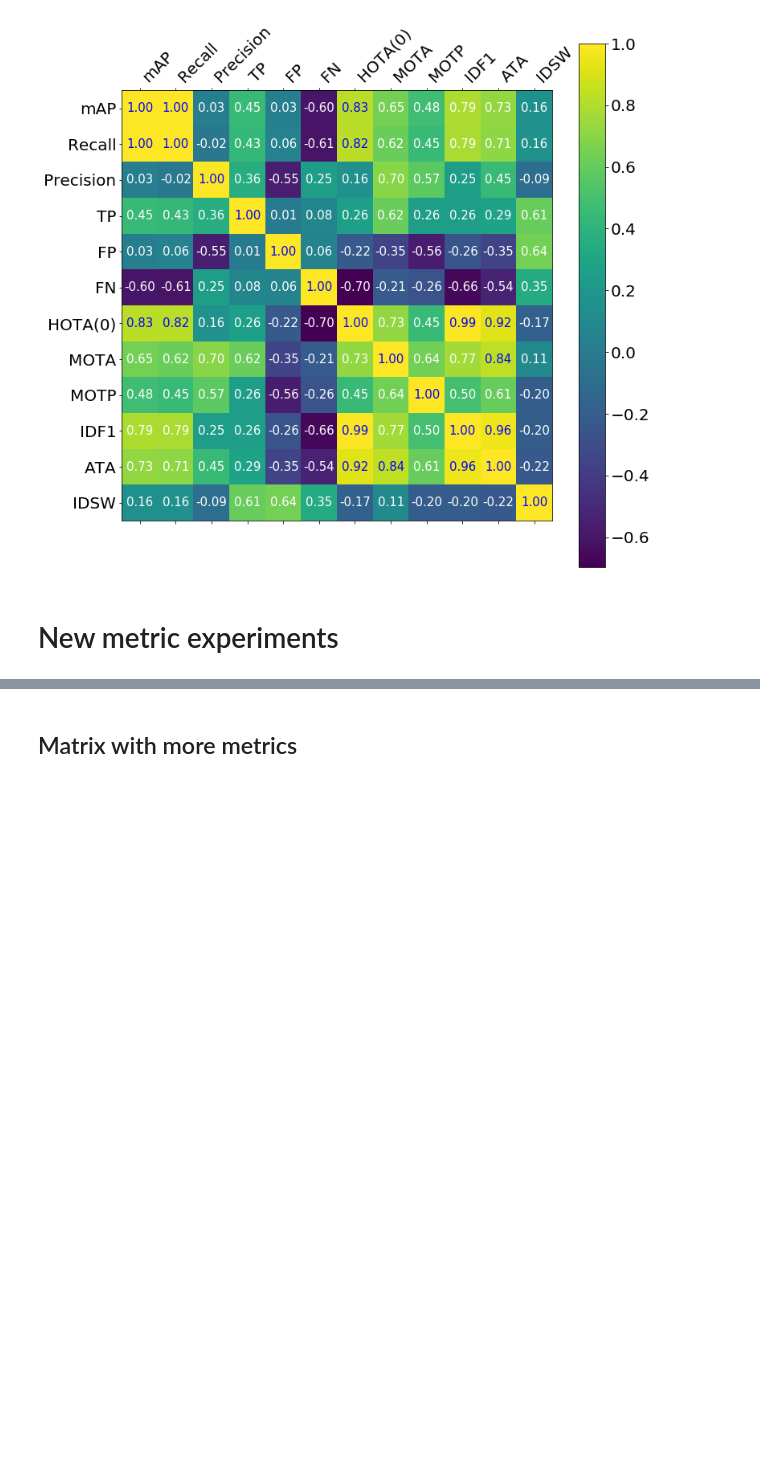
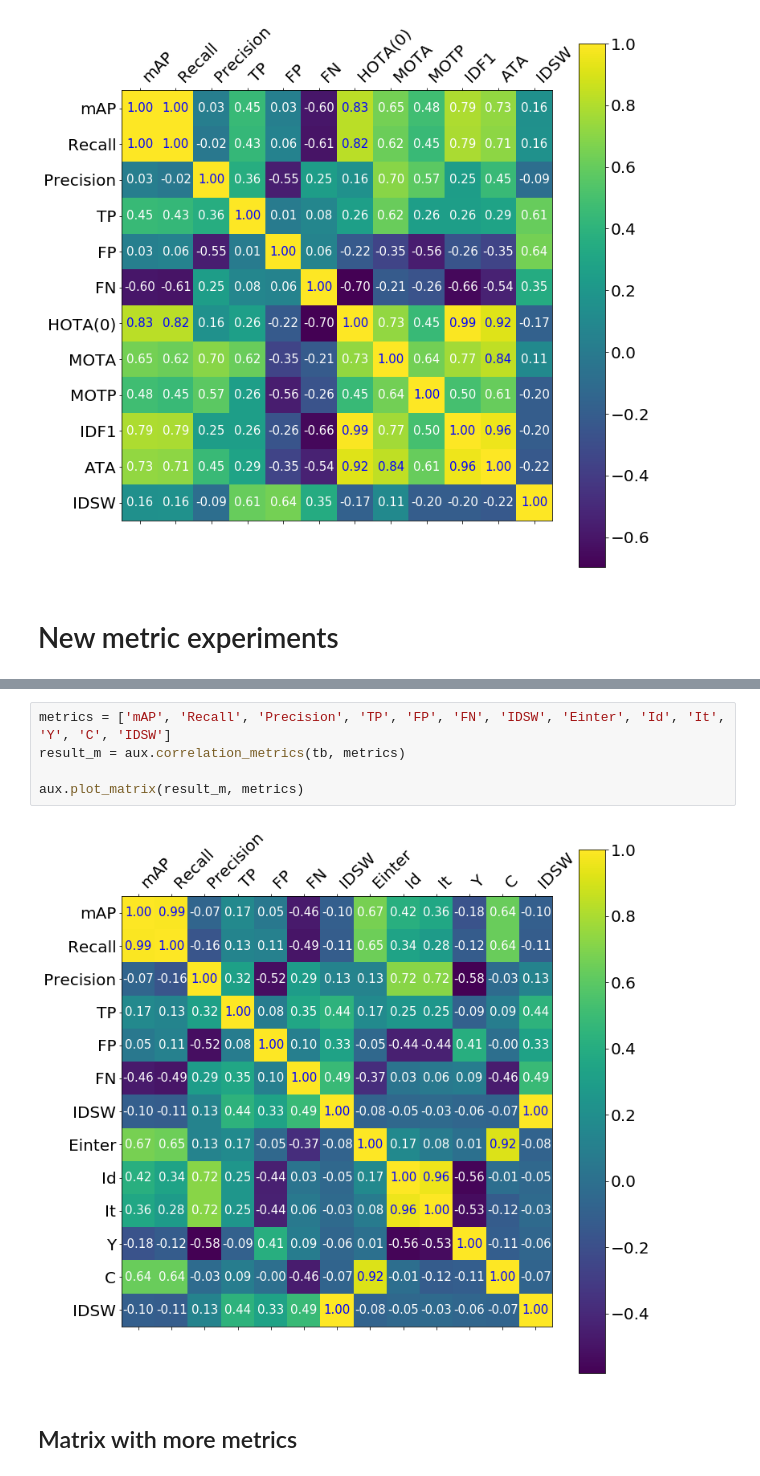
Before and after one commit to JorgeMunnozAguado/MOT-experimental-framework, a Jupyter notebook: analysis/Comparison.ipynb, the cells around one changed output, grey strips where cells are left out. Drawn from its saved outputs; the diff is of its cells as text; blank space fills up the shorter version.

```diff
--- a/analysis/Comparison.ipynb
+++ b/analysis/Comparison.ipynb
@@ -195,3 +209,10 @@ aux.plot_matrix(result_m, metrics)
+# %%
+metrics = ['mAP', 'Recall', 'Precision', 'TP', 'FP', 'FN', 'IDSW', 'Einter', 'Id', 'It', 'Y', 'C', 'IDSW']
+result_m = aux.correlation_metrics(tb, metrics)
+
+aux.plot_matrix(result_m, metrics)
+# %% [output]
+[figure, added]
 # %% [markdown]
 ## Matrix with more metrics
 # %%
```
Also changed, not shown: parts of 6 cells of this notebook, 2 other files.
